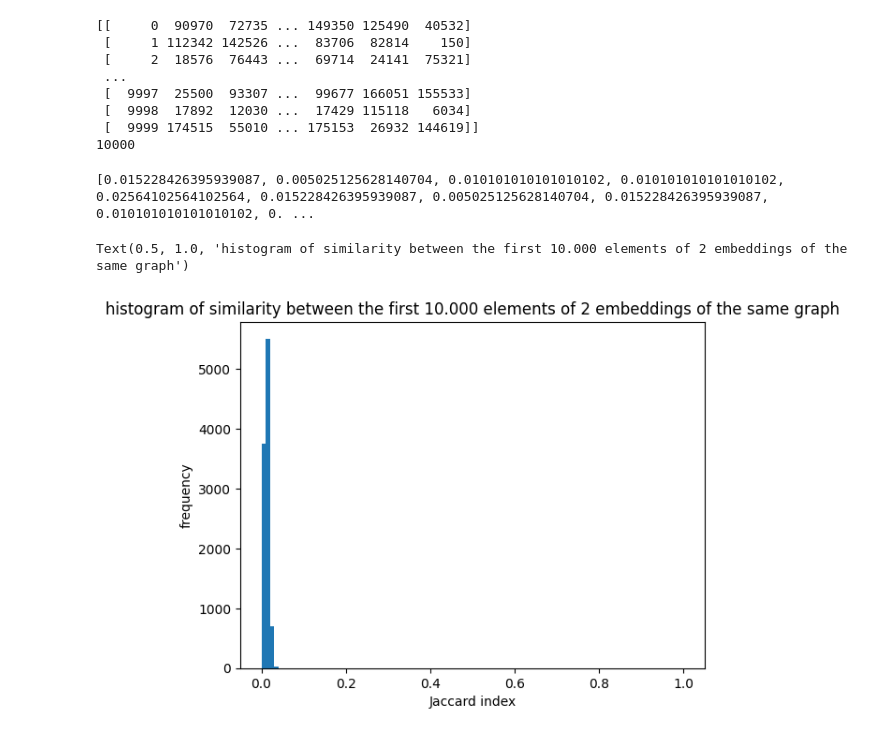
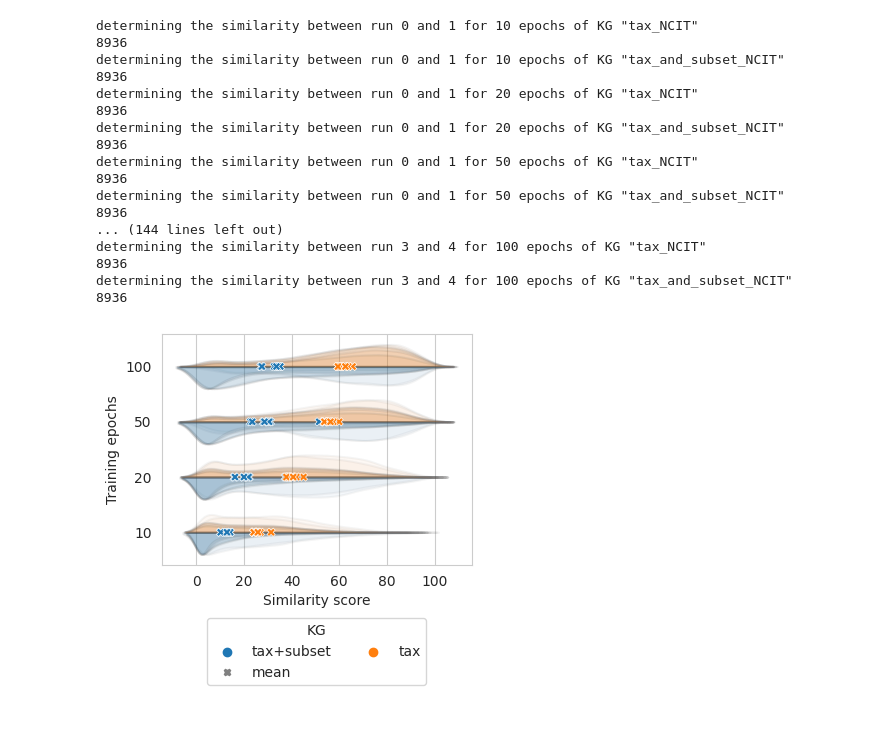
Before and after one commit to Ritten11/KRW_project, a Jupyter notebook: embedding_comparison.ipynb, the cells around one changed output. Drawn from its saved outputs; the diff is of its cells as text; code cells hidden in the pictures.

Commit message:
first commit in a while. Not entirely sure what I changed....

```diff
--- a/embedding_comparison.ipynb
+++ b/embedding_comparison.ipynb
@@ -23,13 +23 @@ distances, indices = model.kneighbors(embeddings2[:10000])
-# %%
-print(indices)
-print(len(indices))
-# %% [output]
-[[     0  90970  72735 ... 149350 125490  40532]
- [     1 112342 142526 ...  83706  82814    150]
- [     2  18576  76443 ...  69714  24141  75321]
- ...
- [  9997  25500  93307 ...  99677 166051 155533]
- [  9998  17892  12030 ...  17429 115118   6034]
- [  9999 174515  55010 ... 175153  26932 144619]]
-10000
 # %%
@@ -56,14 +64,0 @@ def det_similarity(embed1, embed2, args):
-# %%
-sim_scores = det_similarity(embeddings1[:10000], embeddings2[:10000], args)
-# %% [output]
-[0.015228426395939087, 0.005025125628140704, 0.010101010101010102, 0.010101010101010102, 0.02564102564102564, 0.015228426395939087, 0.005025125628140704, 0.015228426395939087, 0.010101010101010102, 0. ...
-# %%
-import matplotlib.pyplot as plt
-
-plt.hist(sim_scores, range=[0,1], align='mid', bins=100)
-plt.xlabel('Jaccard index')
-plt.ylabel('frequency')
-plt.title('histogram of similarity between the first 10.000 elements of 2 embeddings of the same graph')
-# %% [output]
-Text(0.5, 1.0, 'histogram of similarity between the first 10.000 elements of 2 embeddings of the same graph')
-[figure, removed]
@@ -69,0 +153,22 @@ Text(0.5, 1.0, 'histogram of similarity between the first 10.000 elements of 2 e
+# %%
+# WARNING: running this line takes approximantly 4 hours when comparing 5% of all entities
+mean_sim_scores = make_violin_plot([10, 20, 50, 100], det_combinations(5), 'tax_NCIT', 'tax_and_subset_NCIT')
+# %% [output]
+determining the similarity between run 0 and 1 for 10 epochs of KG "tax_NCIT"
+8936
+determining the similarity between run 0 and 1 for 10 epochs of KG "tax_and_subset_NCIT"
+8936
+determining the similarity between run 0 and 1 for 20 epochs of KG "tax_NCIT"
+8936
+determining the similarity between run 0 and 1 for 20 epochs of KG "tax_and_subset_NCIT"
+8936
+determining the similarity between run 0 and 1 for 50 epochs of KG "tax_NCIT"
+8936
+determining the similarity between run 0 and 1 for 50 epochs of KG "tax_and_subset_NCIT"
+8936
+... (144 lines left out)
+determining the similarity between run 3 and 4 for 100 epochs of KG "tax_NCIT"
+8936
+determining the similarity between run 3 and 4 for 100 epochs of KG "tax_and_subset_NCIT"
+8936
+[figure, added]
```
Also changed, not shown: parts of 15 cells of this notebook, 28 other files.
